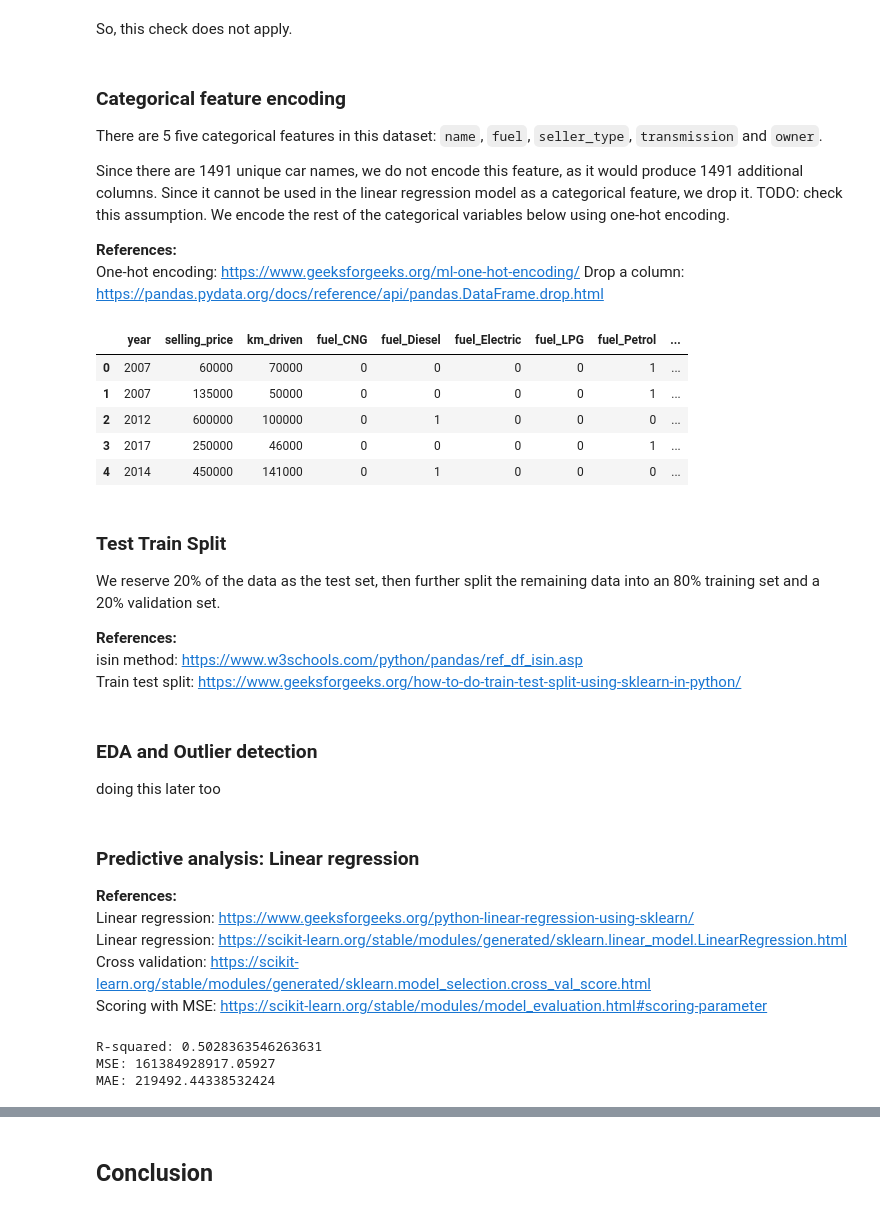
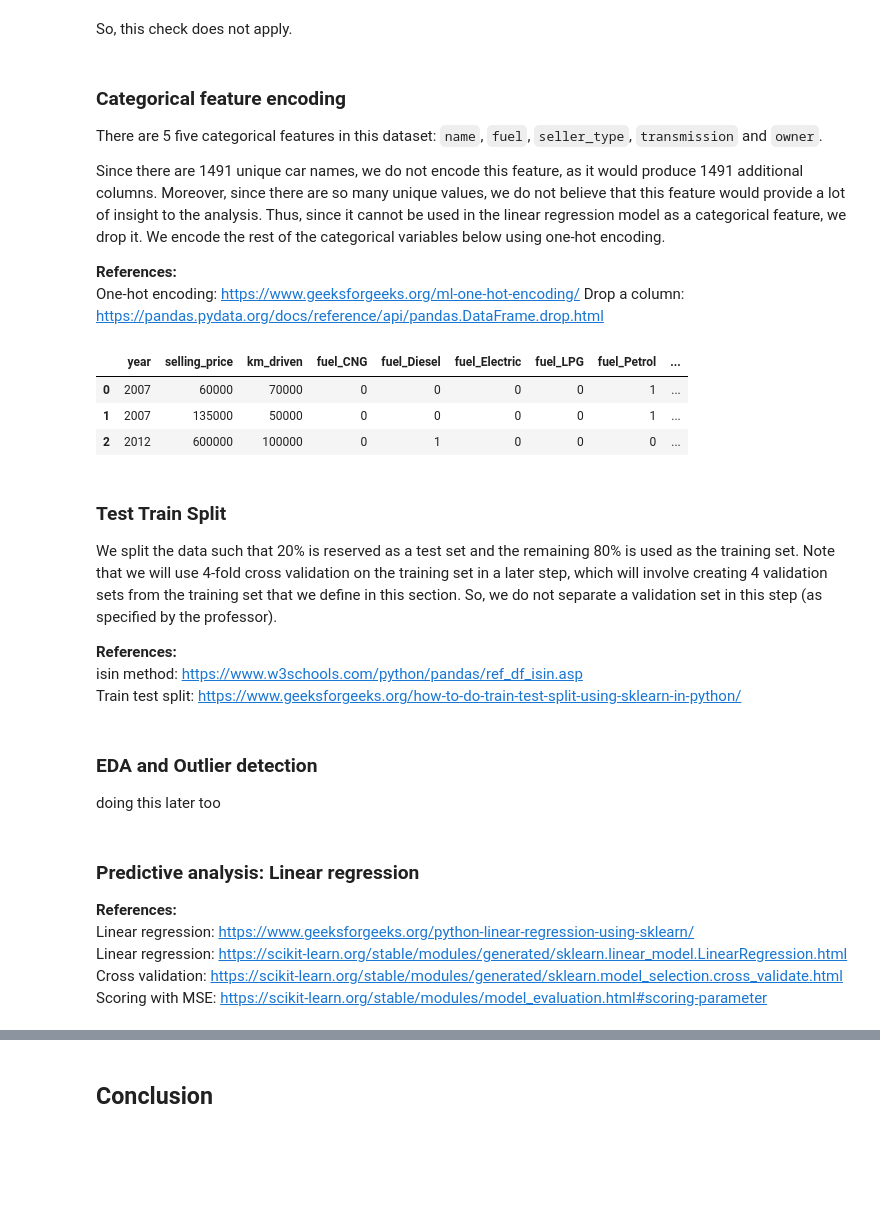
Before and after one commit to Natasa127/CSI4142-A3, a Jupyter notebook: Regression.ipynb, the cells around one changed output, grey strips where cells are left out. Cells and saved outputs as stored; diff of their text form; code cells hidden in the pictures; blank space fills up the shorter version.

Commit message:
Update cross validation for regression

```diff
--- a/Regression.ipynb
+++ b/Regression.ipynb
@@ -323,27 +323,27 @@ So, this check does not apply.
 
 There are 5 five categorical features in this dataset: `name`, `fuel`, `seller_type`, `transmission` and `owner`.
 
-Since there are 1491 unique car names, we do not encode this feature, as it would produce 1491 additional columns. Since it cannot be used in the linear regression model as a categorical feature, we drop it. TODO: check this assumption. We encode the rest of the categorical variables below using one-hot encoding.
+Since there are 1491 unique car names, we do not encode this feature, as it would produce 1491 additional columns. Moreover, since there are so many unique values, we do not believe that this feature would provide a lot of insight to the analysis. Thus, since it cannot be used in the linear regression model as a categorical feature, we drop it. We encode the rest of the categorical variables below using one-hot encoding.
 
 **References:**<br>
 One-hot encoding: https://www.geeksforgeeks.org/ml-one-hot-encoding/
 Drop a column: https://pandas.pydata.org/docs/reference/api/pandas.DataFrame.drop.html
 # %%
 # Apply one-hot encoding
-car_df_encoded = pd.get_dummies(car_df, columns=['fuel', 'seller_type', 'transmission', 'owner'])
+car_df_encoded = pd.get_dummies(cleaned_car_df, columns=['fuel', 'seller_type', 'transmission', 'owner'])
+# Drop the `name` feature
 car_df_encoded = car_df_encoded.drop("name", axis = 1)
-car_df_encoded.head()
+# Display the first 3 rows
+car_df_encoded.head(3)
 # %% [output]
 |  | year | selling_price | km_driven | fuel_CNG | fuel_Diesel | fuel_Electric | fuel_LPG | fuel_Petrol | ... |
 | 0 | 2007 | 60000 | 70000 | 0 | 0 | 0 | 0 | 1 | ... |
 | 1 | 2007 | 135000 | 50000 | 0 | 0 | 0 | 0 | 1 | ... |
 | 2 | 2012 | 600000 | 100000 | 0 | 1 | 0 | 0 | 0 | ... |
-| 3 | 2017 | 250000 | 46000 | 0 | 0 | 0 | 0 | 1 | ... |
-| 4 | 2014 | 450000 | 141000 | 0 | 1 | 0 | 0 | 0 | ... |
 # %% [markdown]
 ### Test Train Split
 
-We reserve 20% of the data as the test set, then further split the remaining data into an 80% training set and a 20% validation set.
+We split the data such that 20% is reserved as a test set and the remaining 80% is used as the training set. Note that we will use 4-fold cross validation on the training set in a later step, which will involve creating 4 validation sets from the training set that we define in this section. So, we do not separate a validation set in this step (as specified by the professor).
 
 **References:**<br>
 isin method: https://www.w3schools.com/python/pandas/ref_df_isin.asp <br>
@@ -367,27 +365,6 @@ doing this later too
 **References:**<br>
 Linear regression: https://www.geeksforgeeks.org/python-linear-regression-using-sklearn/ <br>
 Linear regression: https://scikit-learn.org/stable/modules/generated/sklearn.linear_model.LinearRegression.html <br>
-Cross validation: https://scikit-learn.org/stable/modules/generated/sklearn.model_selection.cross_val_score.html <br>
+Cross validation: https://scikit-learn.org/stable/modules/generated/sklearn.model_selection.cross_validate.html <br>
 Scoring with MSE: https://scikit-learn.org/stable/modules/model_evaluation.html#scoring-parameter
-# %%
-# Create the linear regression model
-reg = LinearRegression()
-
-# Fit the model to our training data
-reg.fit(X_train, y_train)
-
-# Perform predictions on the validation set
-y_val_pred = reg.predict(X_val)
-
-# Output R^2 score, MSE and MAE on the validation set
-R_squared = reg.score(X_val, y_val)
-MSE = mean_squared_error(y_true = y_val, y_pred = y_val_pred)
-MAE = mean_absolute_error(y_true = y_val, y_pred = y_val_pred)
-print("R-squared:", R_squared)
-print("MSE:", MSE)
-print("MAE:", MAE)
-# %% [output]
-R-squared: 0.5028363546263631
-MSE: 161384928917.05927
-MAE: 219492.44338532424
 # %%
```
Also changed, not shown: parts of 4 cells of this notebook.
